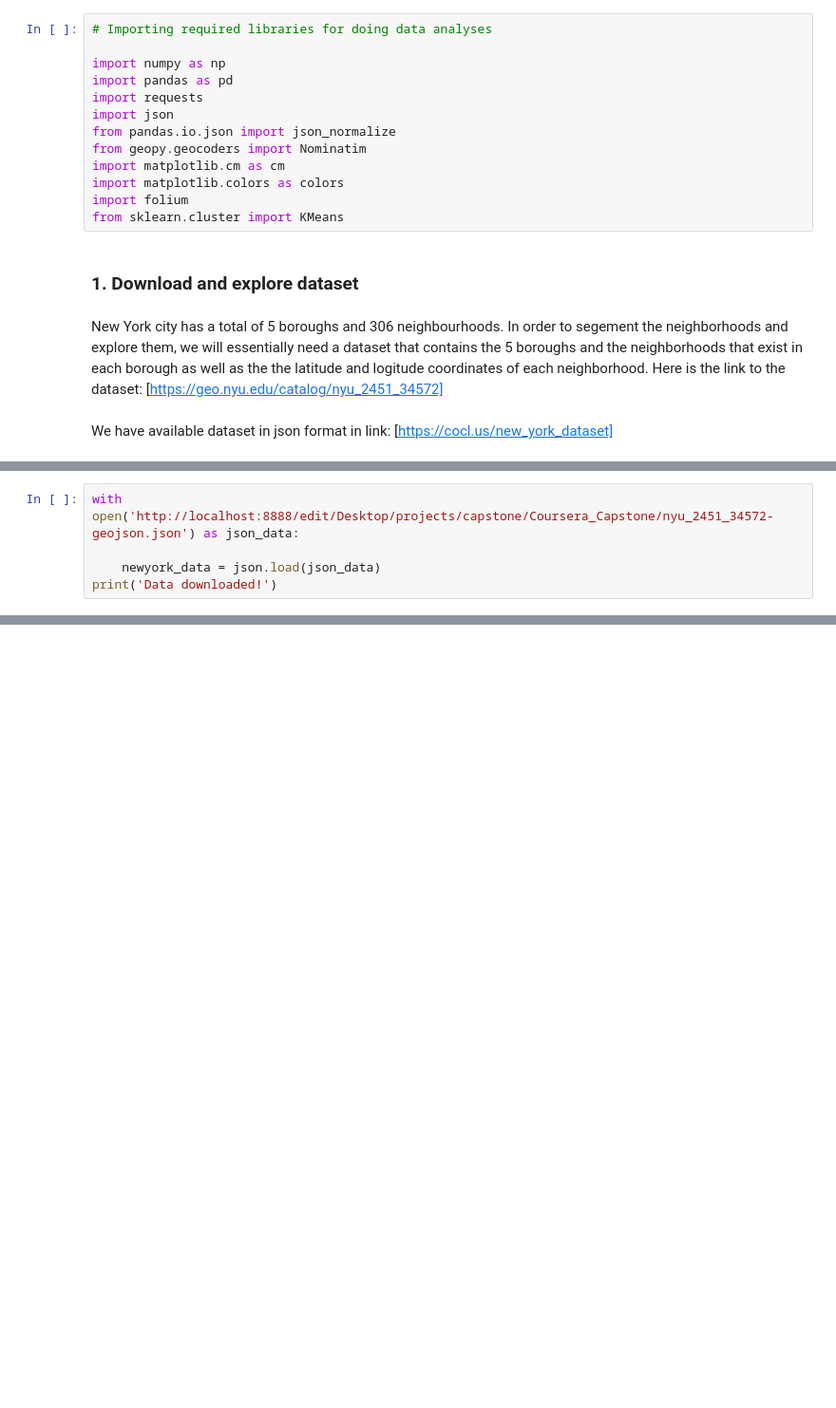
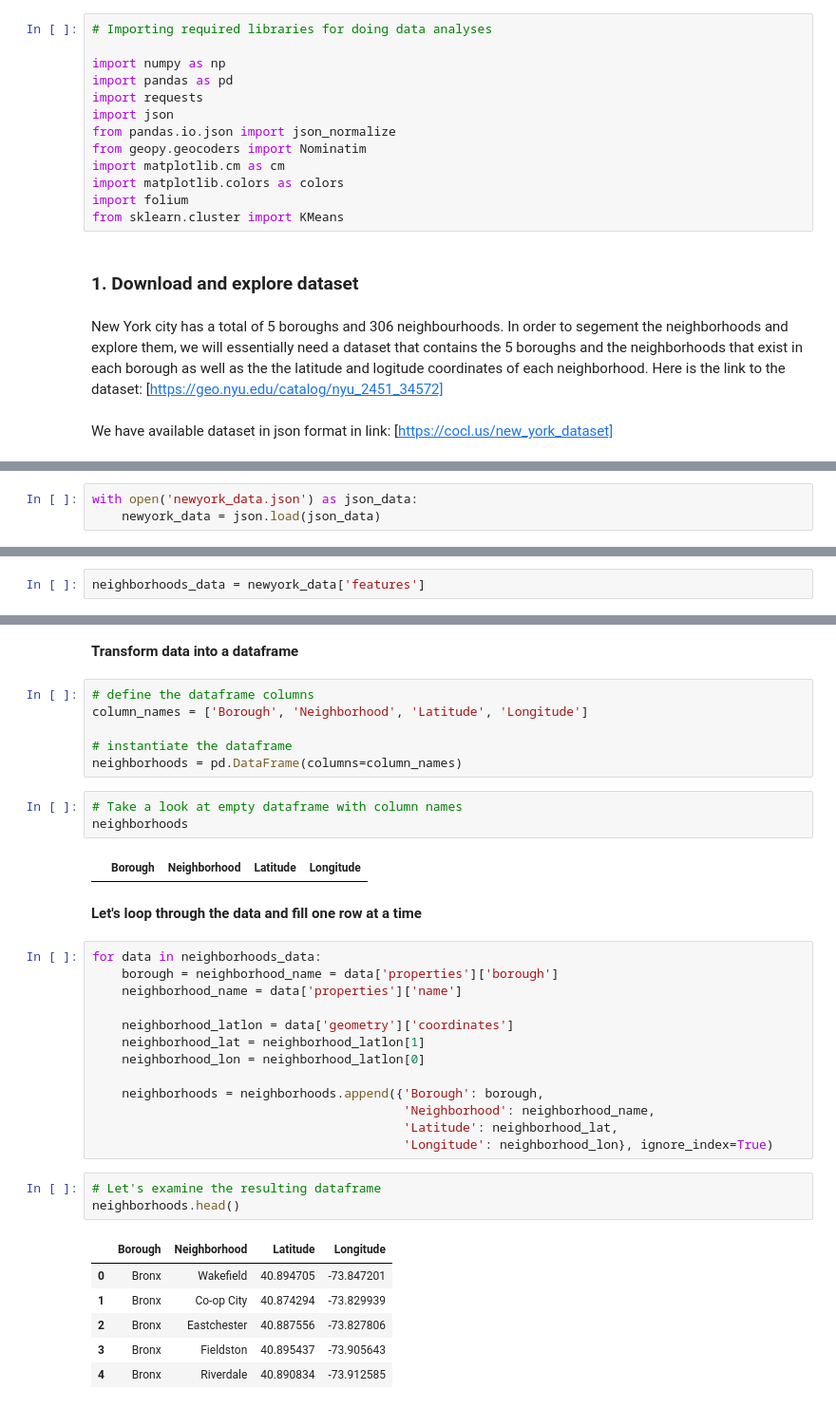
Before and after one commit to surekha3/Coursera_Capstone, a Jupyter notebook: Untitled2.ipynb, the cells around one changed output, grey strips where cells are left out. Shown at 95% size. Saved outputs shown, nothing was run; the diff lists cells and outputs as text; blank space fills up the shorter version.

```diff
--- a/Untitled2.ipynb
+++ b/Untitled2.ipynb
@@ -39,5 +43,3 @@ We have available dataset in json format in link: [https://cocl.us/new_york_data
 # %%
-with open('http://localhost:8888/edit/Desktop/projects/capstone/Coursera_Capstone/nyu_2451_34572-geojson.json') as json_data:
-
+with open('newyork_data.json') as json_data:
     newyork_data = json.load(json_data)
-print('Data downloaded!')
@@ -45,0 +69,2 @@ OSError: [Errno 22] Invalid argument: 'http://localhost:8888/edit/Desktop/projec
+# %%
+neighborhoods_data = newyork_data['features']
@@ -45,0 +91,38 @@ OSError: [Errno 22] Invalid argument: 'http://localhost:8888/edit/Desktop/projec
+# %% [markdown]
+**Transform data into a dataframe**
+# %%
+# define the dataframe columns
+column_names = ['Borough', 'Neighborhood', 'Latitude', 'Longitude']
+
+# instantiate the dataframe
+neighborhoods = pd.DataFrame(columns=column_names)
+# %%
+# Take a look at empty dataframe with column names
+neighborhoods
+# %% [output]
+|  | Borough | Neighborhood | Latitude | Longitude |
+# %% [markdown]
+**Let's loop through the data and fill one row at a time**
+# %%
+for data in neighborhoods_data:
+    borough = neighborhood_name = data['properties']['borough']
+    neighborhood_name = data['properties']['name']
+
+    neighborhood_latlon = data['geometry']['coordinates']
+    neighborhood_lat = neighborhood_latlon[1]
+    neighborhood_lon = neighborhood_latlon[0]
+
+    neighborhoods = neighborhoods.append({'Borough': borough,
+                                          'Neighborhood': neighborhood_name,
+                                          'Latitude': neighborhood_lat,
+                                          'Longitude': neighborhood_lon}, ignore_index=True)
+# %%
+# Let's examine the resulting dataframe
+neighborhoods.head()
+# %% [output]
+|  | Borough | Neighborhood | Latitude | Longitude |
+| 0 | Bronx | Wakefield | 40.894705 | -73.847201 |
+| 1 | Bronx | Co-op City | 40.874294 | -73.829939 |
+| 2 | Bronx | Eastchester | 40.887556 | -73.827806 |
+| 3 | Bronx | Fieldston | 40.895437 | -73.905643 |
+| 4 | Bronx | Riverdale | 40.890834 | -73.912585 |
```
Also changed, not shown: parts of 17 cells of this notebook, 3 other files.
